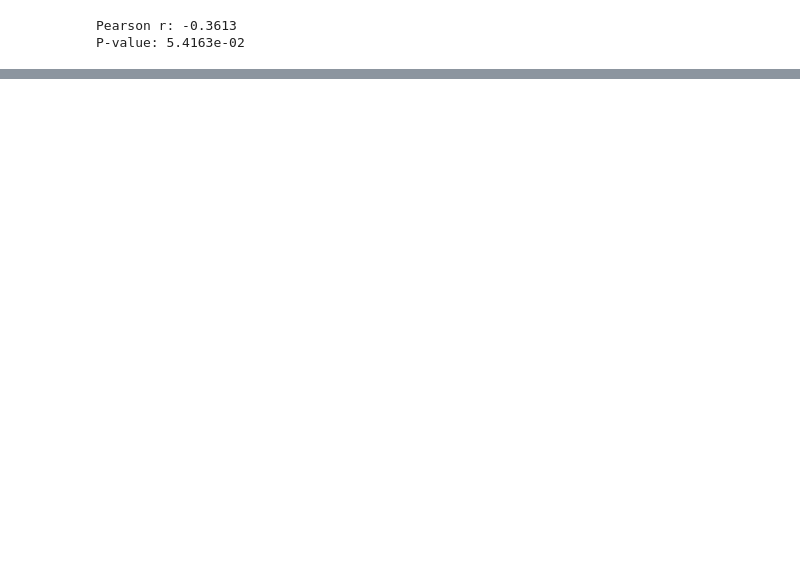
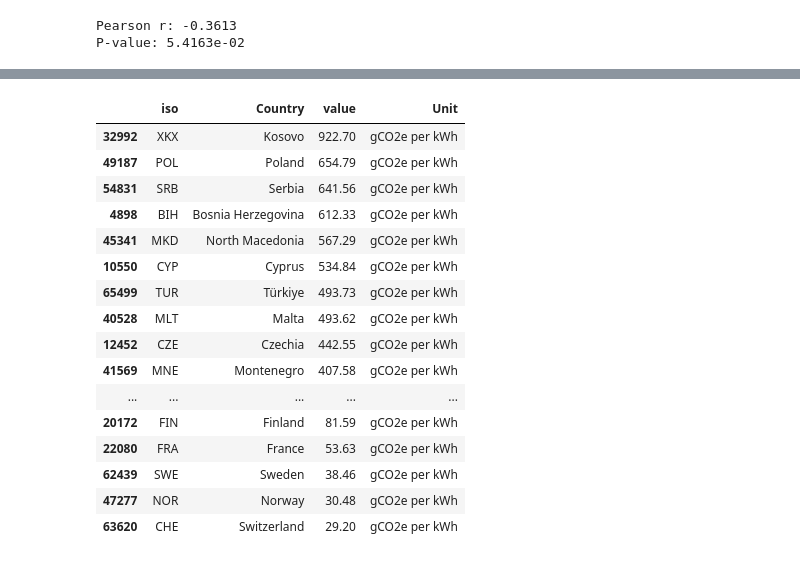
Before and after one commit to tklopper9/europes_energy_transition, a Jupyter notebook: notebook_chained.ipynb, the cells around one changed output, grey strips where cells are left out. Cells and saved outputs as stored; diff of their text form; code cells hidden in the pictures; blank space fills up the shorter version.

```diff
--- a/notebook_chained.ipynb
+++ b/notebook_chained.ipynb
@@ -356,0 +374,28 @@ P-value: 5.4163e-02
+# %%
+df_history_CO2_2023 = (
+    df_history.query("Year == 2023")
+    .query("Variable == 'CO2 intensity'")
+    .rename(columns={"ISO 3 code": "iso", "Value": "value", "Area": "Country"})
+    .loc[:, ["iso", "Country", "value", "Unit"]]
+    .sort_values(by="value", ascending=False)
+)
+
+df_history_CO2_2023
+# %% [output]
+|  | iso | Country | value | Unit |
+| 32992 | XKX | Kosovo | 922.70 | gCO2e per kWh |
+| 49187 | POL | Poland | 654.79 | gCO2e per kWh |
+| 54831 | SRB | Serbia | 641.56 | gCO2e per kWh |
+| 4898 | BIH | Bosnia Herzegovina | 612.33 | gCO2e per kWh |
+| 45341 | MKD | North Macedonia | 567.29 | gCO2e per kWh |
+| 10550 | CYP | Cyprus | 534.84 | gCO2e per kWh |
+| 65499 | TUR | Türkiye | 493.73 | gCO2e per kWh |
+| 40528 | MLT | Malta | 493.62 | gCO2e per kWh |
+| 12452 | CZE | Czechia | 442.55 | gCO2e per kWh |
+| 41569 | MNE | Montenegro | 407.58 | gCO2e per kWh |
+| ... | ... | ... | ... | ... |
+| 20172 | FIN | Finland | 81.59 | gCO2e per kWh |
+| 22080 | FRA | France | 53.63 | gCO2e per kWh |
+| 62439 | SWE | Sweden | 38.46 | gCO2e per kWh |
+| 47277 | NOR | Norway | 30.48 | gCO2e per kWh |
+| 63620 | CHE | Switzerland | 29.20 | gCO2e per kWh |
```
Also changed, not shown: parts of 19 cells of this notebook.
